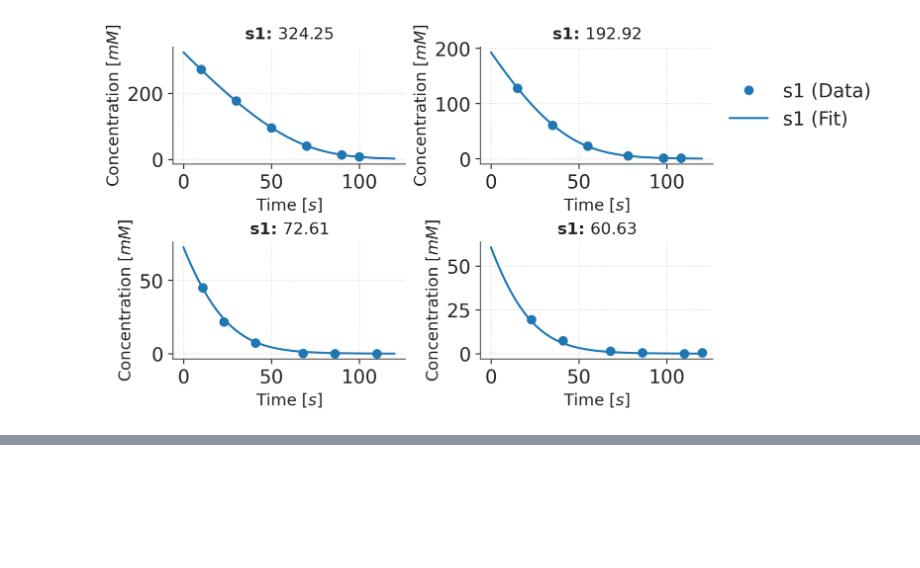
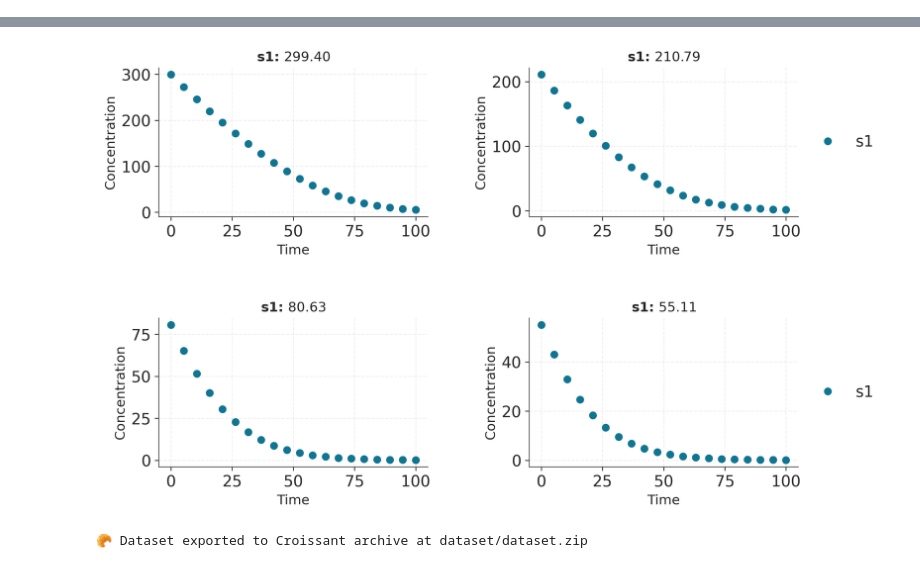
Before and after one commit to JR-1991/Catalax, a Jupyter notebook: examples/GenerateData.ipynb, the cells around one changed output, grey strips where cells are left out. Saved outputs shown, nothing was run; the diff lists cells and outputs as text; code cells hidden in the pictures; blank space fills up the shorter version.

Commit message:
replace dataset with `croissant` example

```diff
--- a/examples/GenerateData.ipynb
+++ b/examples/GenerateData.ipynb
@@ -80,11 +38,25 @@ Time: (120, 6) | Data: (120, 6, 1) | Initial Conditions: (120, 1)
-# %%
-# Visualize the data
-f = ctx.visualize(
-    model=model,
-    data=data[:4],
-    times=time[:4],
-    initial_conditions=initial_conditions[:4],
-    figsize=(4,2),
-)
-# %% [output]
-[figure, removed]
+# %%
+# Apply model species to a dataset
+dataset = ctx.Dataset.from_model(model)
+
+# Add initial conditions
+n_ds = 30
+for _ in range(n_ds):
+    dataset.add_initial(s1=np.random.normal(300.0, 8.0))
+    dataset.add_initial(s1=np.random.normal(200.0, 8.0))
+    dataset.add_initial(s1=np.random.normal(80.0, 8.0))
+    dataset.add_initial(s1=np.random.normal(50.0, 8.0))
+# %%
+# Simulate the model
+dataset = model.simulate(dataset=dataset, t0=0, t1=100, nsteps=20)
+# %%
+# Plot the first 4 simulations
+f = dataset.plot(
+    measurement_ids=[
+        dataset.measurements[0].id,
+        dataset.measurements[1].id,
+        dataset.measurements[2].id,
+        dataset.measurements[3].id
+    ]
+)
+# %% [output]
@@ -90,0 +64,6 @@ f = ctx.visualize(
+[figure, added]
+# %%
+# Save the dataset
+dataset.to_croissant("dataset", name="dataset", cite_as="cite me!")
+# %% [output]
+🥐 Dataset exported to Croissant archive at dataset/dataset.zip
```
Also changed, not shown: parts of 4 cells of this notebook, 6 other files.
